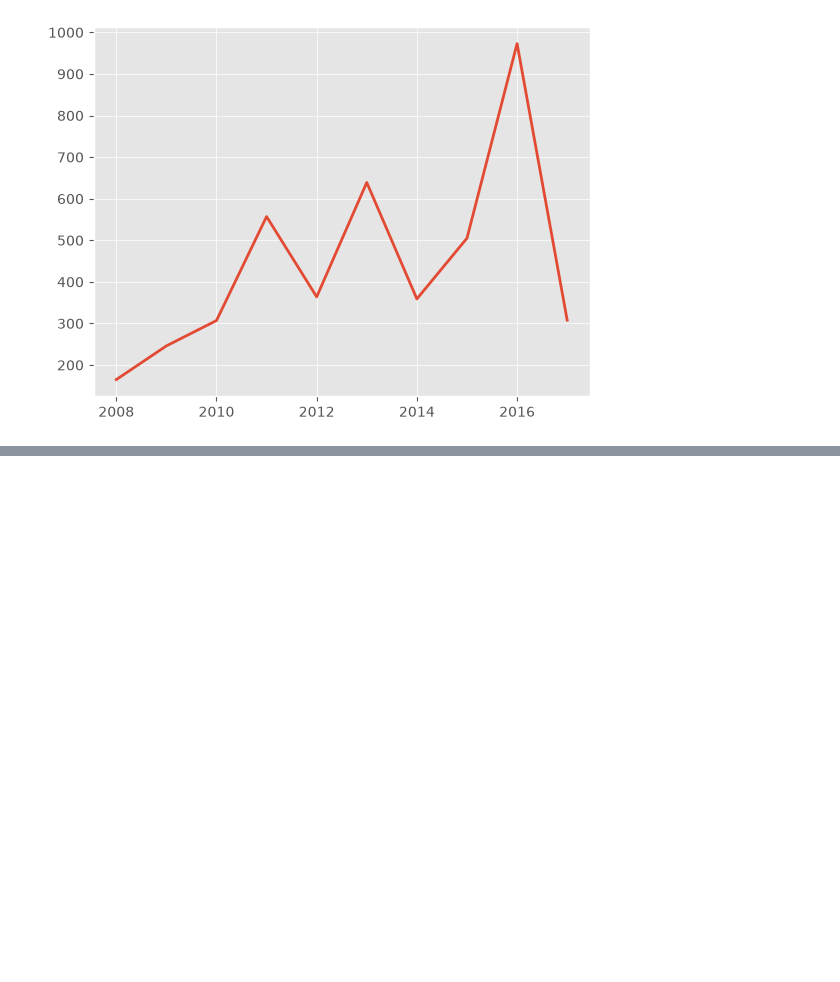
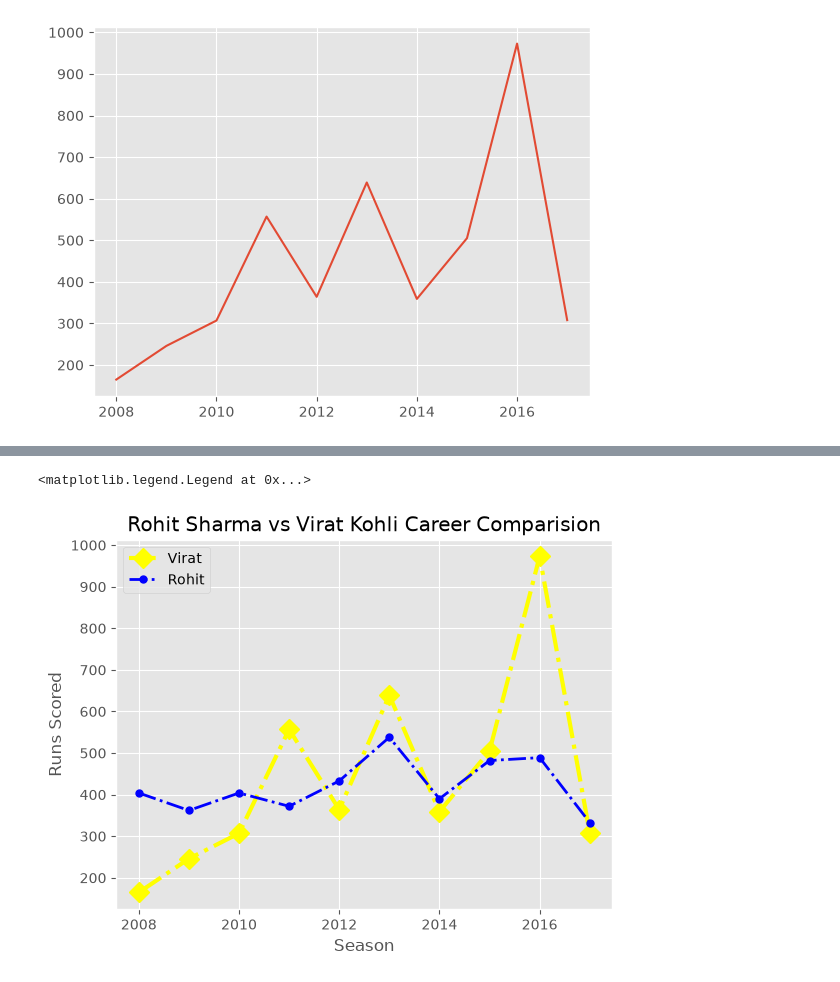
Before and after one commit to rabiuldiu30/Plotting-using-Matplotlib, a Jupyter notebook: matplotlib.ipynb, the cells around one changed output, grey strips where cells are left out. Drawn from its saved outputs; the diff is of its cells as text; code cells hidden in the pictures; blank space fills up the shorter version.

```diff
--- a/matplotlib.ipynb
+++ b/matplotlib.ipynb
@@ -41,0 +56,11 @@ plt.plot(batsman['index'],batsman['RG Sharma'])
+# %%
+plt.plot(batsman['index'],batsman['V Kohli'],color='yellow',linestyle='dashdot',linewidth=3,marker='D',markersize='10',label='Virat')
+plt.plot(batsman['index'],batsman['RG Sharma'],color='blue',linestyle='dashdot',linewidth=2,marker='o',markersize='5',label='Rohit')
+
+plt.title('Rohit Sharma vs Virat Kohli Career Comparision')
+plt.xlabel('Season')
+plt.ylabel('Runs Scored')
+plt.legend()
+# %% [output]
+<matplotlib.legend.Legend at 0x...>
+[figure, added]
```
Also changed, not shown: parts of 6 cells of this notebook.
